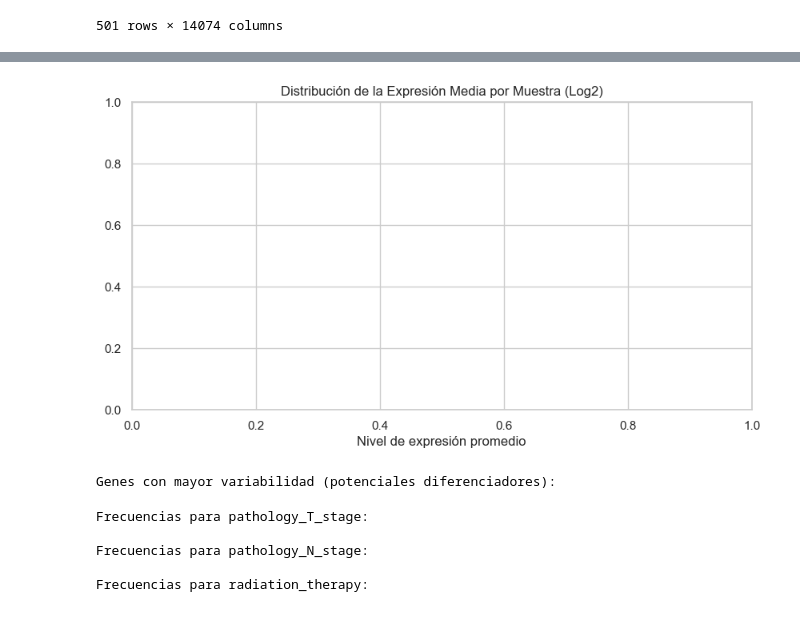
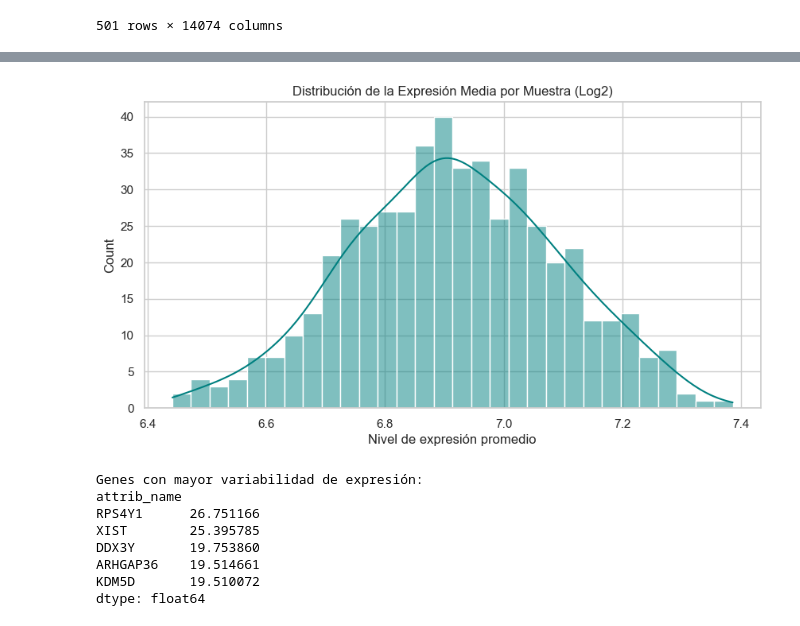
Before and after one commit to lolabarrios/Proyect_Break_EDA, a Jupyter notebook: codigo_EDA.ipynb, the cells around one changed output, grey strips where cells are left out. Cells and saved outputs as stored; diff of their text form; code cells hidden in the pictures.

```diff
--- a/codigo_EDA.ipynb
+++ b/codigo_EDA.ipynb
@@ -160,22 +259,24 @@ plt.show()
 # %%
+# Calculamos la media de expresión de todos los genes por cada muestra
+expresion_media = df_rna_filtrado.mean(axis=1)
 
-# Calculamos la media de expresión de todos los genes por cada muestra
 plt.figure(figsize=(10, 5))
+sns.histplot(expresion_media, kde=True, color='teal', bins=30)
 plt.title('Distribución de la Expresión Media por Muestra (Log2)')
 plt.xlabel('Nivel de expresión promedio')
 plt.show()
 
 # Identificar los 5 genes con mayor varianza (potenciales biomarcadores)
-print("Genes con mayor variabilidad (potenciales diferenciadores):")
+genes_varianza = df_rna_filtrado.var().sort_values(ascending=False).head(5)
+print("Genes con mayor variabilidad de expresión:")
+print(genes_varianza)
 # %% [output]
-[figure, old version]
+[figure, new version]
-Genes con mayor variabilidad (potenciales diferenciadores):
+Genes con mayor variabilidad de expresión:
+attrib_name
+RPS4Y1      26.751166
+XIST        25.395785
+DDX3Y       19.753860
+ARHGAP36    19.514661
+KDM5D       19.510072
+dtype: float64
-# %%
-for col in ['pathology_T_stage', 'pathology_N_stage', 'radiation_therapy']:
-    print(f"\nFrecuencias para {col}:")
-# %% [output]
-Frecuencias para pathology_T_stage:
-
-Frecuencias para pathology_N_stage:
-
-Frecuencias para radiation_therapy:
```
Also changed, not shown: parts of 40 cells of this notebook.
